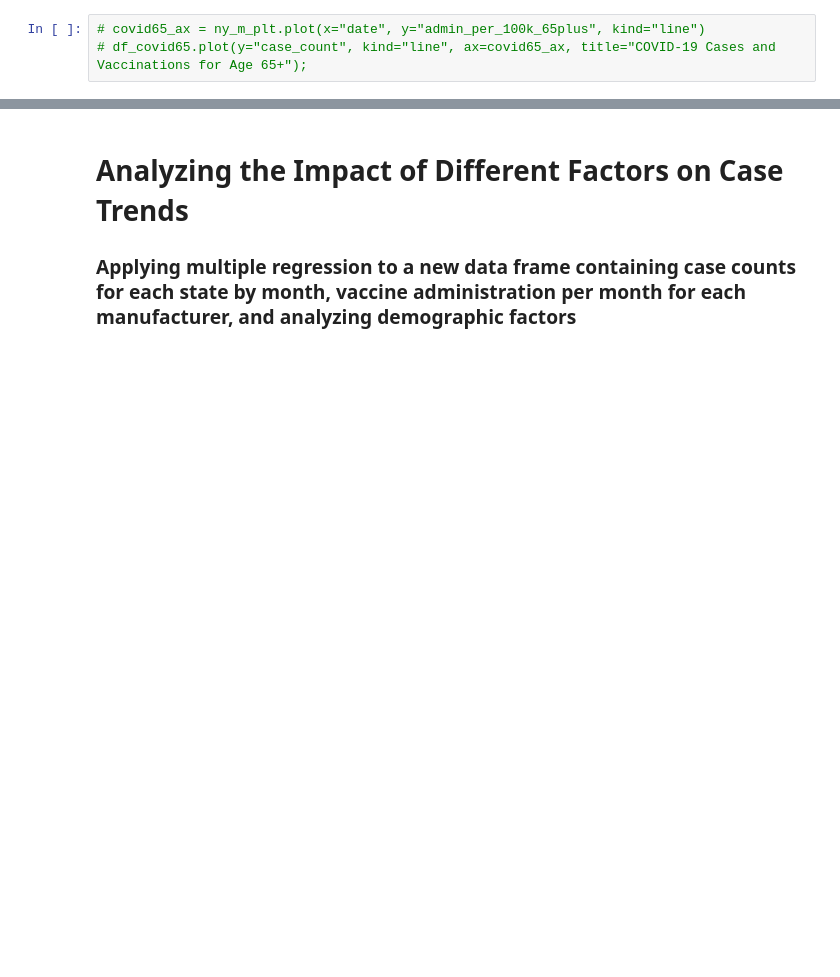
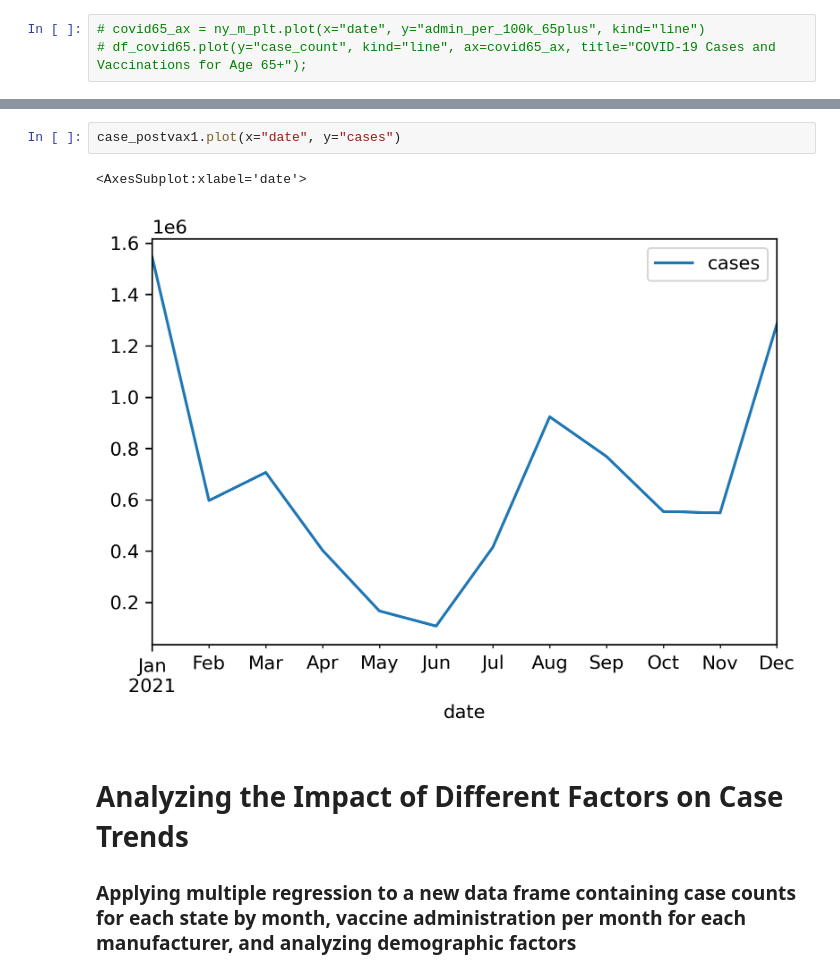
Before and after one commit to atwahl/team_55, a Jupyter notebook: analysis_modeling.ipynb, the cells around one changed output, grey strips where cells are left out. Drawn from its saved outputs; the diff is of its cells as text; blank space fills up the shorter version.

```diff
--- a/analysis_modeling.ipynb
+++ b/analysis_modeling.ipynb
@@ -388,3 +441,8 @@ When comparing the COVID case trends with the trends in vaccine administration a
+# %%
+case_postvax1.plot(x="date", y="cases")
+# %% [output]
+<AxesSubplot:xlabel='date'>
+[figure, added]
 # %% [markdown]
 # Analyzing the Impact of Different Factors on Case Trends
 ### Applying multiple regression to a new data frame containing case counts for each state by month, vaccine administration per month for each manufacturer, and analyzing demographic factors
```
Also changed, not shown: parts of 54 cells of this notebook, 6 other files.
